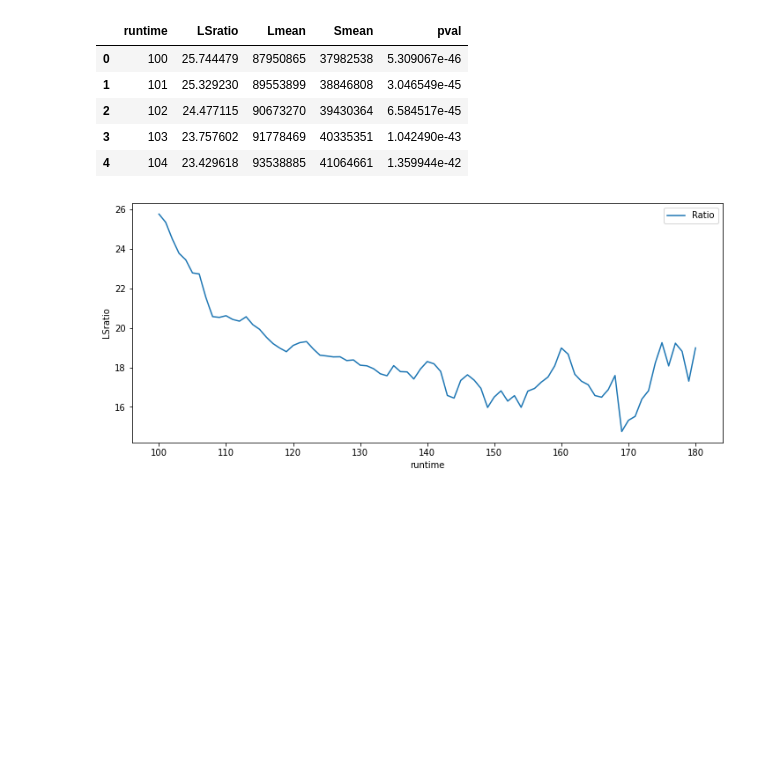
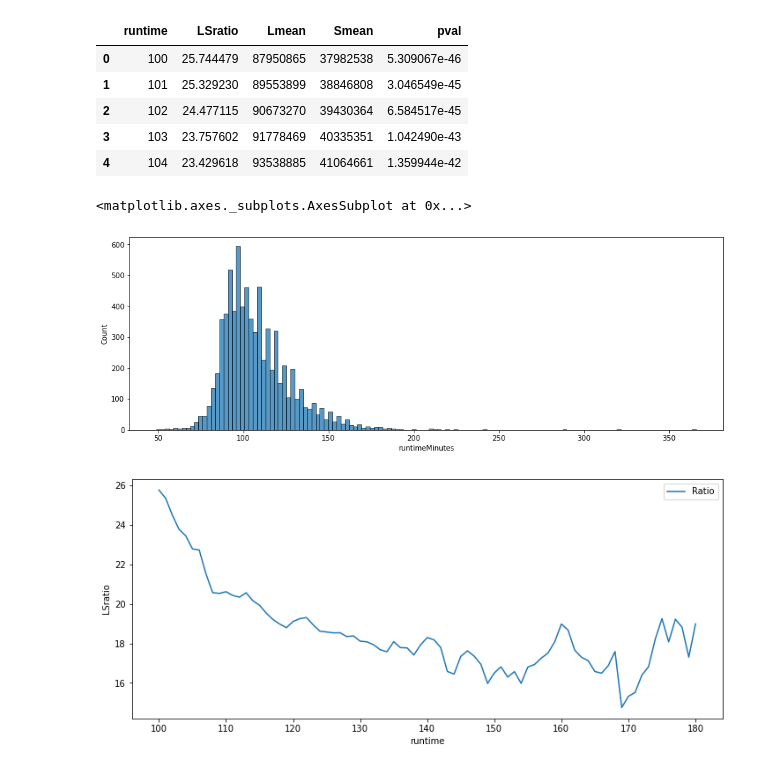
Before and after one commit to msmccann10/PP-movie-database-and-analysis, a Jupyter notebook: 05_Hypothesis_Testing.ipynb, the cells around one changed output. Drawn from its saved outputs; the diff is of its cells as text; code cells hidden in the pictures; blank space fills up the shorter version.

```diff
--- a/05_Hypothesis_Testing.ipynb
+++ b/05_Hypothesis_Testing.ipynb
@@ -668,6 +666,12 @@ findrun.head()
 | 2 | 102 | 24.477115 | 90673270 | 39430364 | 6.584517e-45 |
 | 3 | 103 | 23.757602 | 91778469 | 40335351 | 1.042490e-43 |
 | 4 | 104 | 23.429618 | 93538885 | 41064661 | 1.359944e-42 |
+# %%
+plt.figure(figsize = (15,5))
+sns.histplot(runrev, x = 'runtimeMinutes')
+# %% [output]
+<matplotlib.axes._subplots.AxesSubplot at 0x...>
+[figure, added]
 # %%
 fig,ax = plt.subplots(figsize = (12,5))
 sns.lineplot(x=findrun['runtime'], y=findrun['LSratio'], label = 'Ratio')
```
Also changed, not shown: parts of 16 cells of this notebook.
